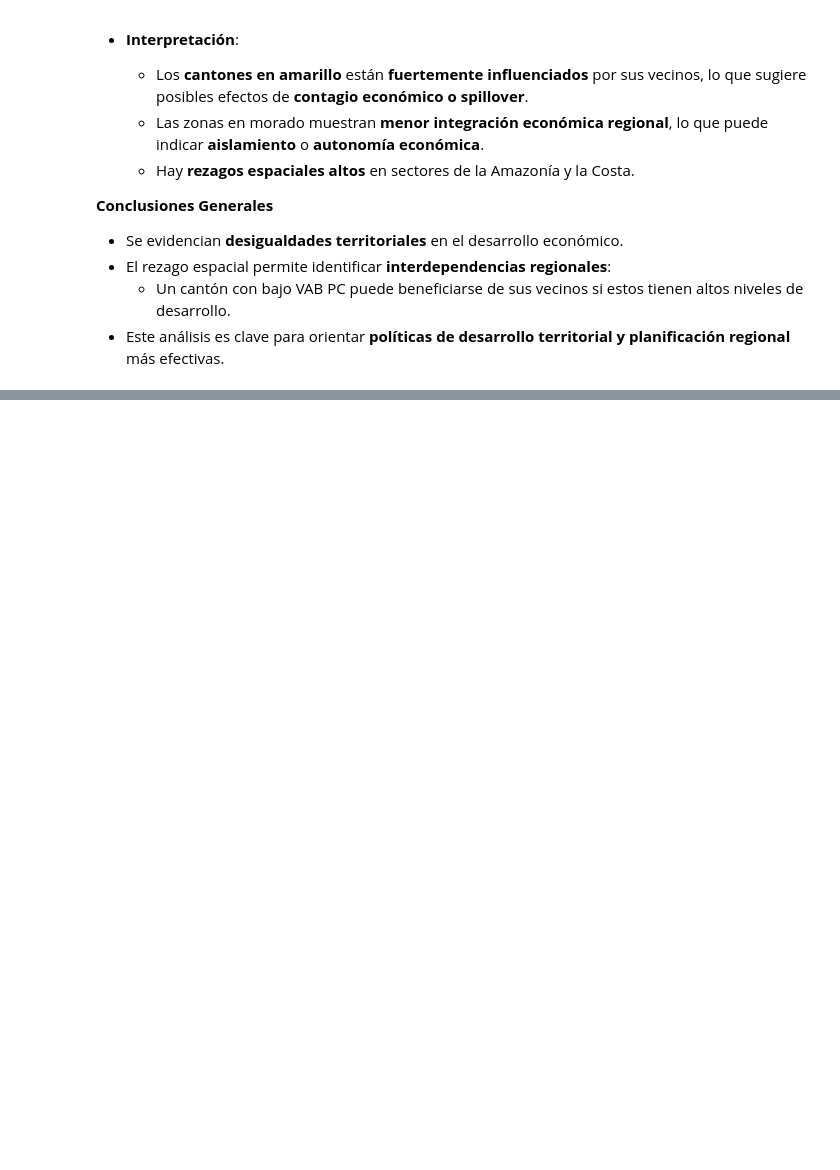
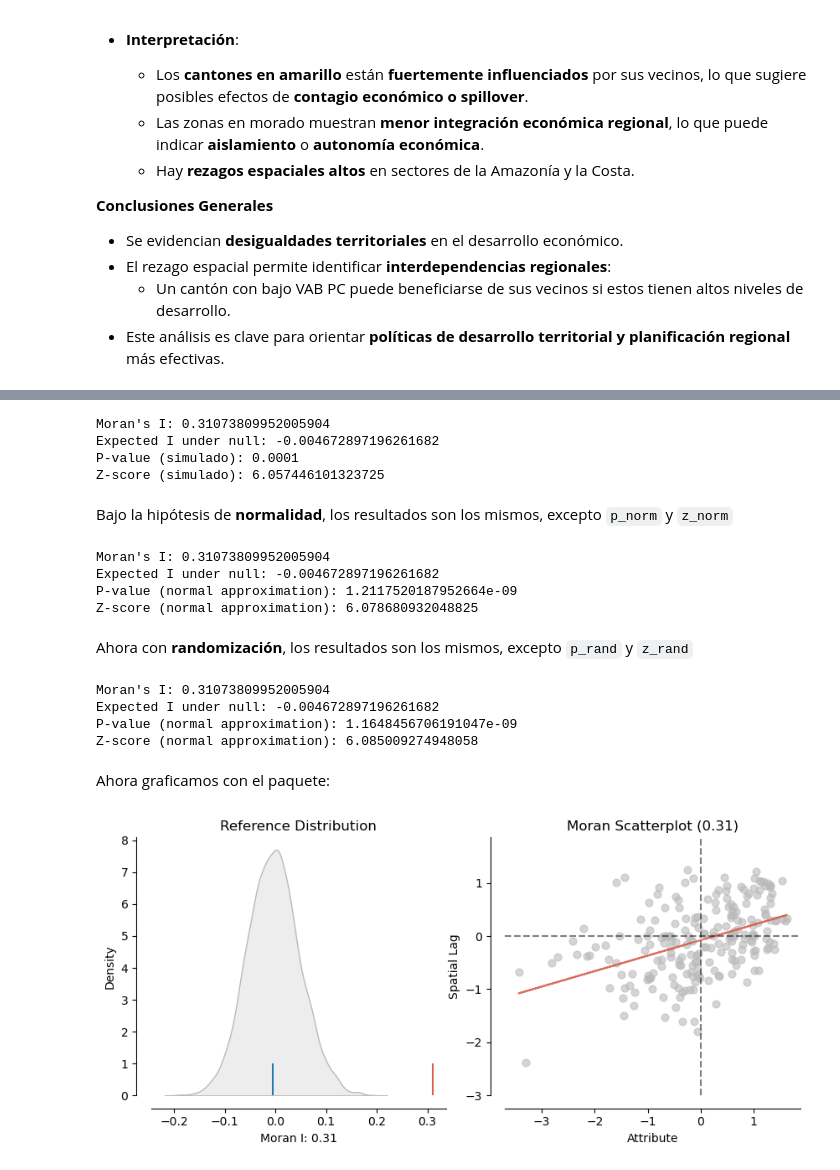
Before and after one commit to vmoprojs/SpatialEconPython, a Jupyter notebook: _build/jupyter_execute/AutocorrelacionGlobal.ipynb, the cells around one changed output, grey strips where cells are left out. Saved outputs shown, nothing was run; the diff lists cells and outputs as text; code cells hidden in the pictures; blank space fills up the shorter version.

```diff
--- a/_build/jupyter_execute/AutocorrelacionGlobal.ipynb
+++ b/_build/jupyter_execute/AutocorrelacionGlobal.ipynb
@@ -429,0 +453,5 @@ La **hipótesis nula** asumida es la ausencia de autocorrelación, es decir, una
+# %%
+import esda
+y = poligonos["POBRES_P"]
+moran = esda.moran.Moran(y, w_queen)
+moran.I
@@ -429,0 +466,46 @@ La **hipótesis nula** asumida es la ausencia de autocorrelación, es decir, una
+# %%
+mi_MC = esda.moran.Moran(y, w_queen, permutations=9999)
+
+# Mostrar resultados
+print(f"Moran's I: {mi_MC.I}")
+print(f"Expected I under null: {mi_MC.EI}")
+print(f"P-value (simulado): {mi_MC.p_sim}")
+print(f"Z-score (simulado): {mi_MC.z_sim}")
+# %% [output]
+Moran's I: 0.31073809952005904
+Expected I under null: -0.004672897196261682
+P-value (simulado): 0.0001
+Z-score (simulado): 6.057446101323725
+# %% [markdown]
+Bajo la hipótesis de **normalidad**, los resultados son los mismos, excepto `p_norm` y `z_norm`
+# %%
+# Mostrar resultados
+print(f"Moran's I: {mi_MC.I}")
+print(f"Expected I under null: {mi_MC.EI}")
+print(f"P-value (normal approximation): {mi_MC.p_norm}")
+print(f"Z-score (normal approximation): {mi_MC.z_norm}")
+# %% [output]
+Moran's I: 0.31073809952005904
+Expected I under null: -0.004672897196261682
+P-value (normal approximation): 1.2117520187952664e-09
+Z-score (normal approximation): 6.078680932048825
+# %% [markdown]
+Ahora con **randomización**, los resultados son los mismos, excepto `p_rand` y `z_rand`
+# %%
+# Mostrar resultados
+print(f"Moran's I: {mi_MC.I}")
+print(f"Expected I under null: {mi_MC.EI}")
+print(f"P-value (normal approximation): {mi_MC.p_rand}")
+print(f"Z-score (normal approximation): {mi_MC.z_rand}")
+# %% [output]
+Moran's I: 0.31073809952005904
+Expected I under null: -0.004672897196261682
+P-value (normal approximation): 1.1648456706191047e-09
+Z-score (normal approximation): 6.085009274948058
+# %% [markdown]
+Ahora graficamos con el paquete:
+# %%
+from splot.esda import plot_moran
+plot_moran(mi_MC);
+# %% [output]
+[figure, added]
```
Also changed, not shown: parts of 24 cells of this notebook, 14 other files.
